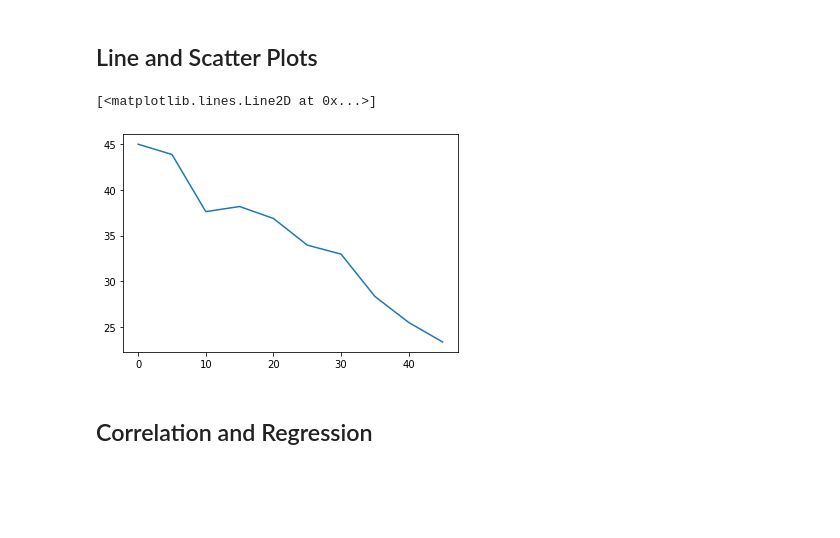
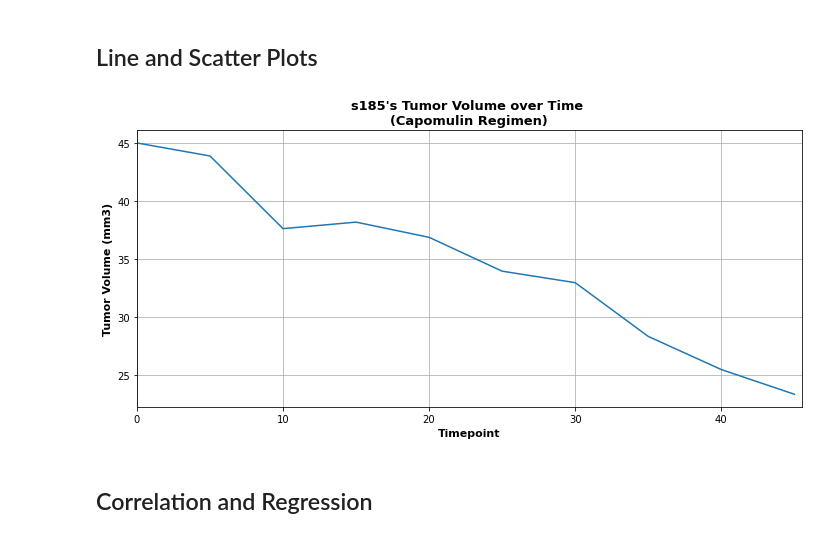
Before and after one commit to alexmartinez1745/Animal-Study-MatPlotLib, a Jupyter notebook: Pymaceuticals/pymaceuticals_starter.ipynb, the cells around one changed output. Saved outputs shown, nothing was run; the diff lists cells and outputs as text; code cells hidden in the pictures; blank space fills up the shorter version.

```diff
--- a/Pymaceuticals/pymaceuticals_starter.ipynb
+++ b/Pymaceuticals/pymaceuticals_starter.ipynb
@@ -384,14 +384,31 @@ plt.show()
 # %% [markdown]
 ## Line and Scatter Plots
-# %%
-# Generate a line plot of tumor volume vs. time point for a mouse treated with Capomulin
-cap_mouse = clean_df.loc[clean_df['Mouse ID'] == 's185', :]
-time = cap_mouse['Timepoint']
-tumor = cap_mouse['Tumor Volume (mm3)']
-plt.plot(time, tumor)
-# %% [output]
-[<matplotlib.lines.Line2D at 0x...>]
-[figure, removed]
+# %%
+# Generate a line plot of tumor volume vs. time point for a mouse treated with Capomulin
+#Locate a mouse in Capomulin Regimen from grouped dataframe 'group_cap' and pick one
+my_mouse_id = 's185'
+cap_mouse = clean_df.loc[clean_df['Mouse ID'] == my_mouse_id, :]
+
+plt.figure(figsize=(10,5))
+#filter out timepoint and tumor columns for chart (x & y axis)
+time = cap_mouse['Timepoint']
+tumor = cap_mouse['Tumor Volume (mm3)']
+
+#create line chart
+plt.plot(time, tumor)
+
+#set labels for line chart and limits
+plt.title(my_mouse_id + "'s Tumor Volume over Time \n(Capomulin Regimen)", fontsize=13, fontweight='bold')
+plt.xlabel('Timepoint', fontsize=11, fontweight='bold')
+plt.ylabel('Tumor Volume (mm3)', fontsize=11, fontweight='bold')
+plt.xlim(0, 45.5)
+plt.grid()
+
+#display line chart
+plt.tight_layout()
+plt.show()
+# %% [output]
+[figure, added]
 # %%
 # Generate a scatter plot of average tumor volume vs. mouse weight for the Capomulin regimen
 # %% [markdown]
```
Also changed, not shown: parts of 5 cells of this notebook.
